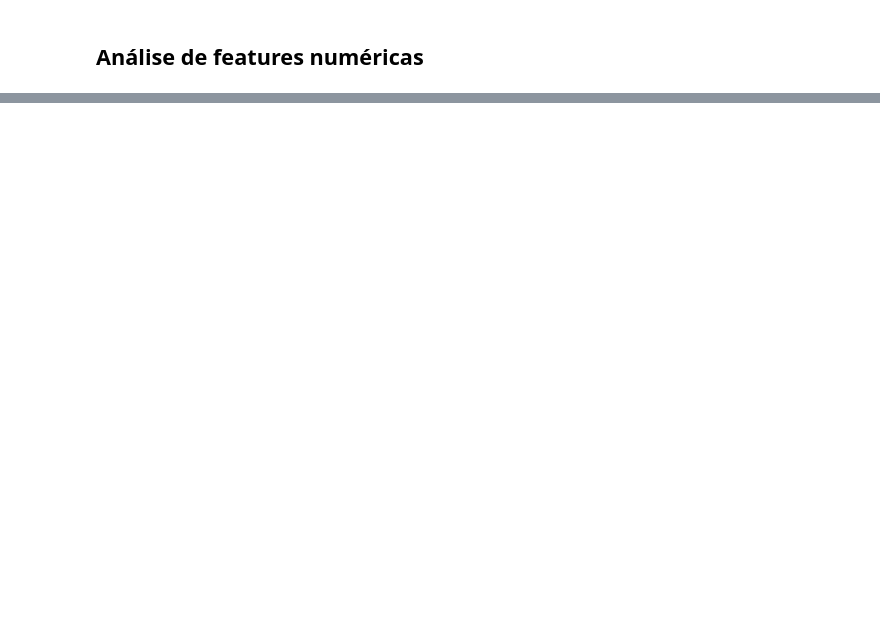
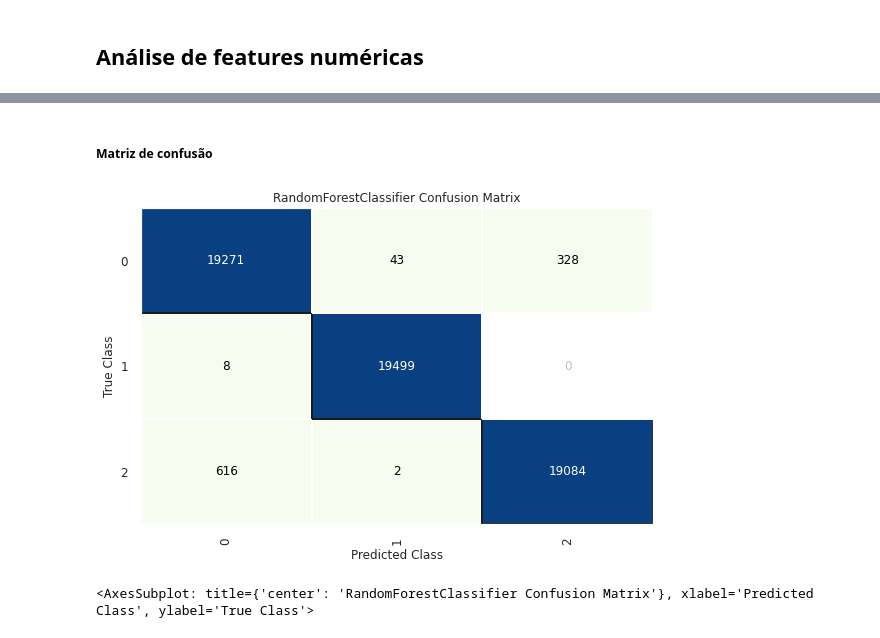
Before and after one commit to fnalmeidap/data-sci, a Jupyter notebook: project_2/P2.ipynb, the cells around one changed output, grey strips where cells are left out. Cells and saved outputs as stored; diff of their text form; code cells hidden in the pictures; blank space fills up the shorter version.

```diff
--- a/project_2/P2.ipynb
+++ b/project_2/P2.ipynb
@@ -287,0 +330,2 @@ Name: COSMIC_CLASS, dtype: float64
+# %%
+x_train, x_test, y_train, y_test = train_test_split(x, y, test_size = 0.33, random_state = 42)
@@ -287,0 +334,2 @@ Name: COSMIC_CLASS, dtype: float64
+# %%
+classes = [0, 1, 2]
@@ -287,0 +348,11 @@ Name: COSMIC_CLASS, dtype: float64
+# %% [markdown]
+##### Matriz de confusão
+# %%
+r_forest_cm = ConfusionMatrix(random_forest, classes=classes, cmap='GnBu')
+
+r_forest_cm.fit(x_train, y_train)
+r_forest_cm.score(x_test, y_test)
+r_forest_cm.show()
+# %% [output]
+[figure, added]
+<AxesSubplot: title={'center': 'RandomForestClassifier Confusion Matrix'}, xlabel='Predicted Class', ylabel='True Class'>
```
Also changed, not shown: parts of 33 cells of this notebook.
